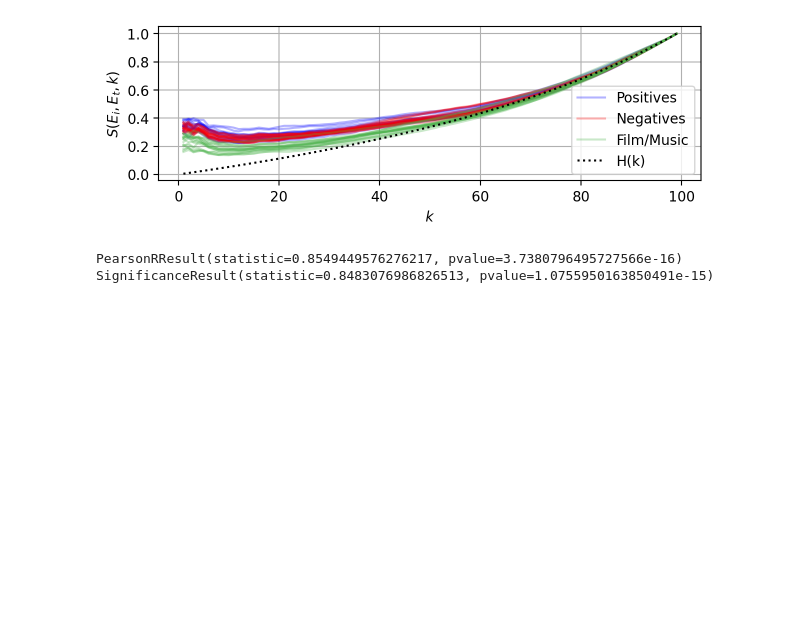
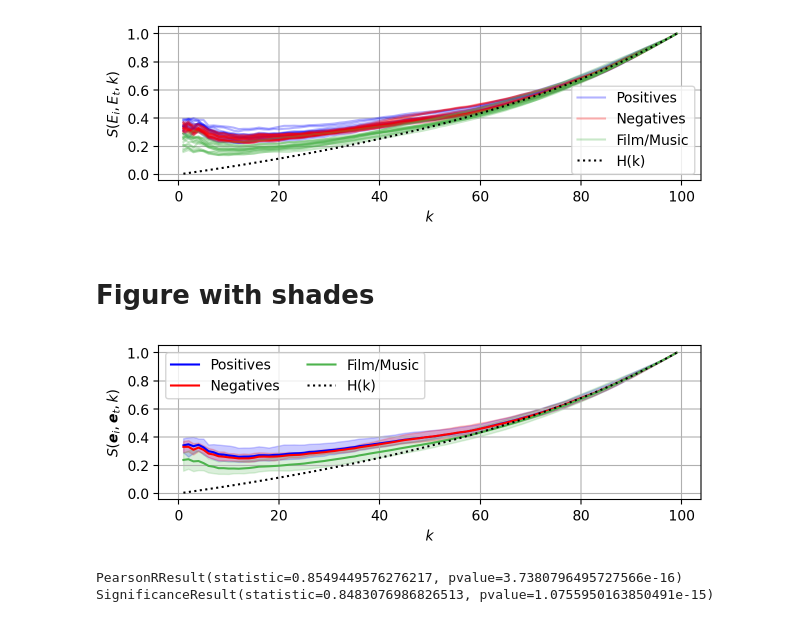
Before and after one commit to tiagoft/graph_structure, a Jupyter notebook: experiments/neurips2024/notebooks/zeroshot_clip.ipynb, the cells around one changed output. Saved outputs shown, nothing was run; the diff lists cells and outputs as text; code cells hidden in the pictures; blank space fills up the shorter version.

```diff
--- a/experiments/neurips2024/notebooks/zeroshot_clip.ipynb
+++ b/experiments/neurips2024/notebooks/zeroshot_clip.ipynb
@@ -270,6 +270,64 @@ plt.savefig('s_embeddings_k_with_weird.pdf', bbox_inches='tight')
 plt.show()
 # %% [output]
 [figure]
+# %% [markdown]
+# Figure with shades
+# %%
+plt.figure(figsize=(7,2))
+
+colorlabels = ['Positives', 'Negatives', 'Film/Music']
+colormap = [(0,0,1,1), (1,0,0,1), (0.3,.7,0.3,1)]
+colors = [colormap[0]]*len(templates) + [colormap[1]] * len(templates_neg) + [colormap[2]] * len(templates_movies)
+
+n_pos = len(templates_neg)
+n_neg = len(templates_neg)
+n_mov = len(templates_movies)
+
+dgs_ = np.array(dgs)
+dgspos = dgs_[:n_pos,:]
+dgsneg = dgs_[n_pos:n_pos+n_neg,:]
+dgsmov = dgs_[-n_mov:,:]
+
+plt.plot(ks, np.mean(dgspos, axis=0), label=colorlabels[0], c=colormap[0])
+plt.plot(ks, np.mean(dgsneg, axis=0), label=colorlabels[1], c=colormap[1])
+plt.plot(ks, np.mean(dgsmov, axis=0), label=colorlabels[2], c=colormap[2])
+
+plt.fill_between(ks, np.max(dgspos, axis=0), np.min(dgspos, axis=0), color=colormap[0], alpha=0.2)
+plt.fill_between(ks, np.max(dgsneg, axis=0), np.min(dgsneg, axis=0), color=colormap[1], alpha=0.2)
+plt.fill_between(ks, np.max(dgsmov, axis=0), np.min(dgsmov, axis=0), color=colormap[2], alpha=0.2)
+
+# for i in range(len(dgs)):
+#     if i==0:
+#         label=colorlabels[0]
+#     elif i==len(templates)+1:
+#         label=colorlabels[1]
+#     elif i==2*len(templates)+1:
+#         label=colorlabels[2]
+#     else:
+#         label = None
+#     plt.plot(ks, dgs[i], '-', c=colors[i], alpha=.3, label=label)
+
+#plt.scatter( ks[np.argmax(res)], np.max(res), label='$S_g(A,B)$', c='r')
+#plt.title(f'$d$ for different $k$. samples={n_samples}, SNR={np.round(SNR,2)}dB' )
+plt.xlabel('$k$')
+plt.ylabel('$S(\\boldsymbol{e}_i,\\boldsymbol{e}_t,{k})$')
+#plt.legend(ncol=4)
+
+plt.plot(n, js, 'k:', label='H(k)' )
+handles, labels = plt.gca().get_legend_handles_labels()
+order = [0, 1, 2, 3]  # Ordem desejada para as legendas (nesse caso, trocando a ordem)
+plt.legend([handles[idx] for idx in order], [labels[idx] for idx in order], ncols=2)
+#plt.xlim([0,5])
+#plt.ylim([0, 1])
+#plt.semilogx()
+#plt.semilogy()
+a = 0.2
+plt.yticks(np.arange(0,1+a, a))
+plt.grid()
+plt.savefig('s_embeddings_k_with_shades.pdf', bbox_inches='tight')
+plt.show()
+# %% [output]
+[figure, added]
 # %%
 X, y = class_rep(np.squeeze(image_embeds), np.squeeze(y_real))
 k = 20
```
Also changed, not shown: parts of 3 cells of this notebook.
